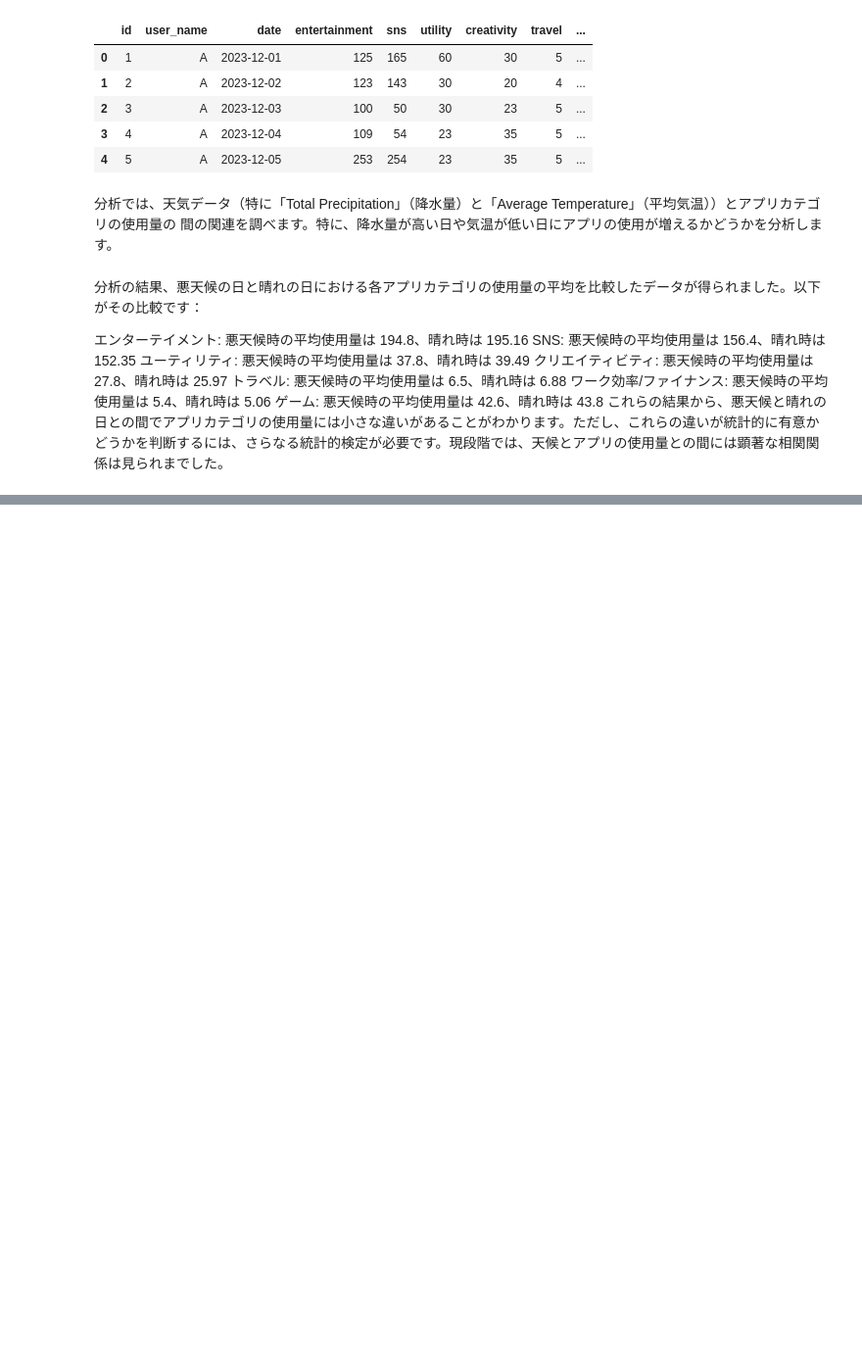
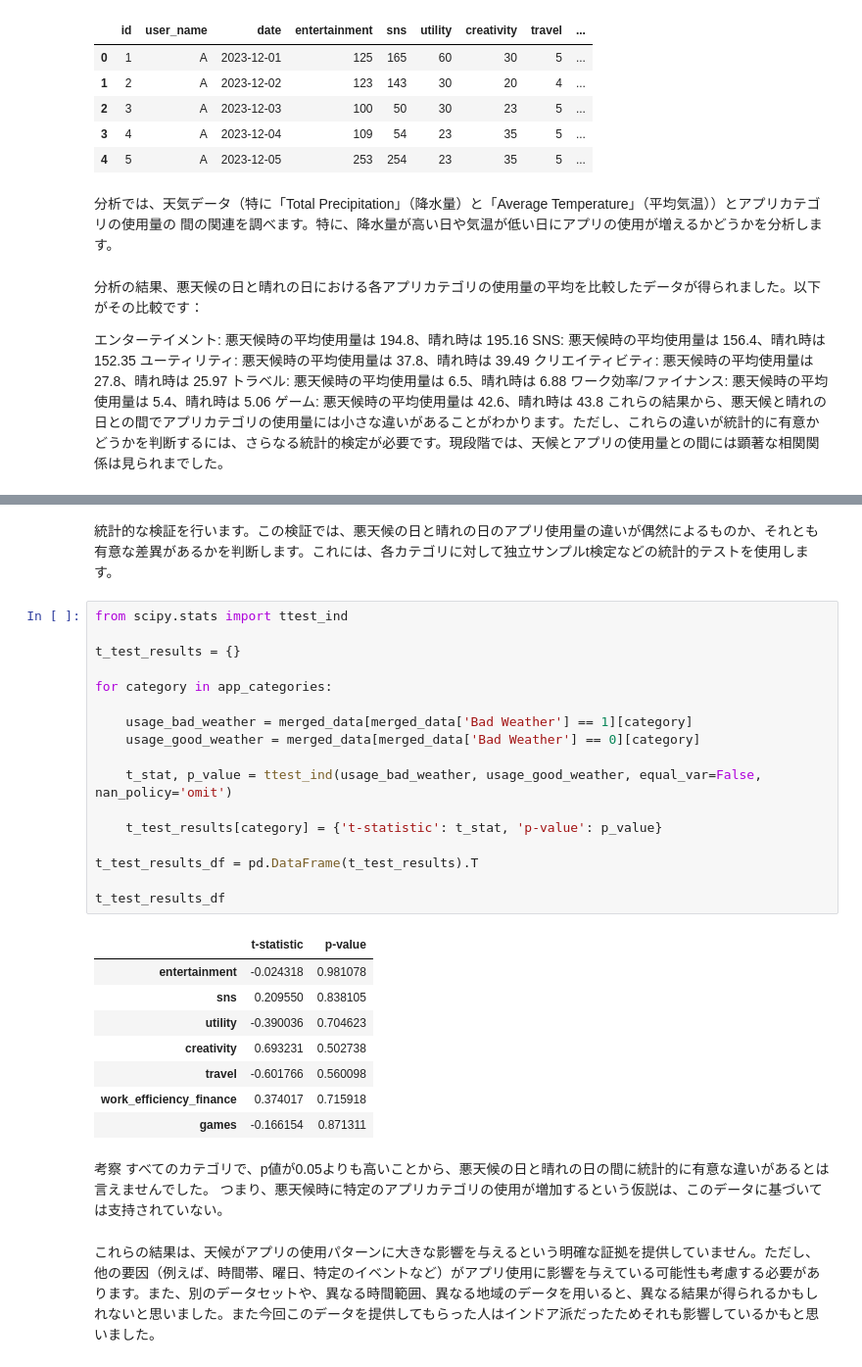
Before and after one commit to kurokawatakeru/dsp, a Jupyter notebook: 7.ipynb, the cells around one changed output, grey strips where cells are left out. Shown at 98% size. Cells and saved outputs as stored; diff of their text form; blank space fills up the shorter version.

```diff
--- a/7.ipynb
+++ b/7.ipynb
@@ -91,0 +142,34 @@ SNS: 悪天候時の平均使用量は 156.4、晴れ時は 152.35
+# %% [markdown]
+統計的な検証を行います。この検証では、悪天候の日と晴れの日のアプリ使用量の違いが偶然によるものか、それとも有意な差異があるかを判断します。これには、各カテゴリに対して独立サンプルt検定などの統計的テストを使用します。
+# %%
+from scipy.stats import ttest_ind
+
+t_test_results = {}
+
+for category in app_categories:
+
+    usage_bad_weather = merged_data[merged_data['Bad Weather'] == 1][category]
+    usage_good_weather = merged_data[merged_data['Bad Weather'] == 0][category]
+
+    t_stat, p_value = ttest_ind(usage_bad_weather, usage_good_weather, equal_var=False, nan_policy='omit')
+
+    t_test_results[category] = {'t-statistic': t_stat, 'p-value': p_value}
+
+t_test_results_df = pd.DataFrame(t_test_results).T
+
+t_test_results_df
+# %% [output]
+|  | t-statistic | p-value |
+| entertainment | -0.024318 | 0.981078 |
+| sns | 0.209550 | 0.838105 |
+| utility | -0.390036 | 0.704623 |
+| creativity | 0.693231 | 0.502738 |
+| travel | -0.601766 | 0.560098 |
+| work_efficiency_finance | 0.374017 | 0.715918 |
+| games | -0.166154 | 0.871311 |
+# %% [markdown]
+考察
+すべてのカテゴリで、p値が0.05よりも高いことから、悪天候の日と晴れの日の間に統計的に有意な違いがあるとは言えませんでした。
+つまり、悪天候時に特定のアプリカテゴリの使用が増加するという仮説は、このデータに基づいては支持されていない。
+# %% [markdown]
+これらの結果は、天候がアプリの使用パターンに大きな影響を与えるという明確な証拠を提供していません。ただし、他の要因（例えば、時間帯、曜日、特定のイベントなど）がアプリ使用に影響を与えている可能性も考慮する必要があります。また、別のデータセットや、異なる時間範囲、異なる地域のデータを用いると、異なる結果が得られるかもしれないと思いました。また今回このデータを提供してもらった人はインドア派だったためそれも影響しているかもと思いました。
```
Also changed, not shown: parts of 3 cells of this notebook.
